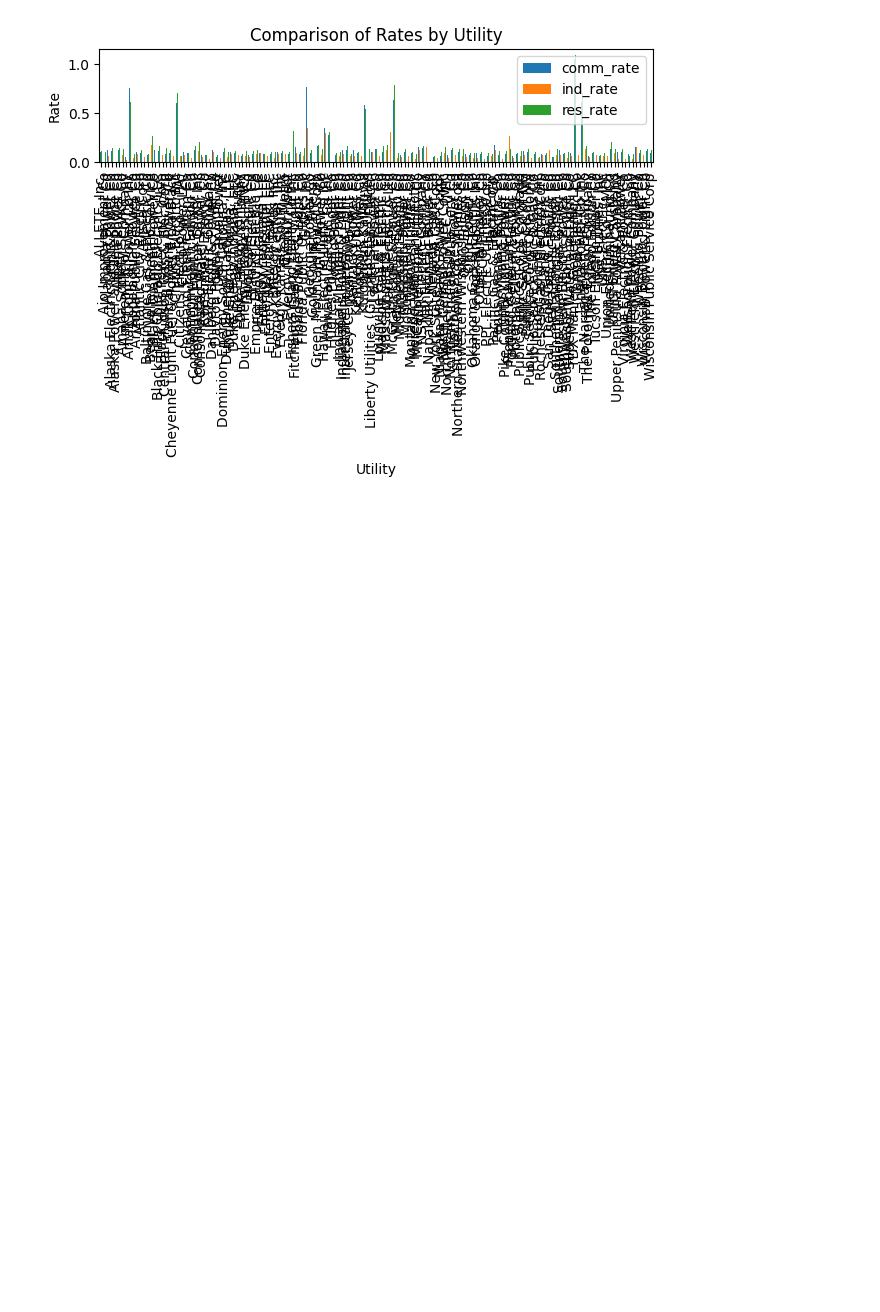
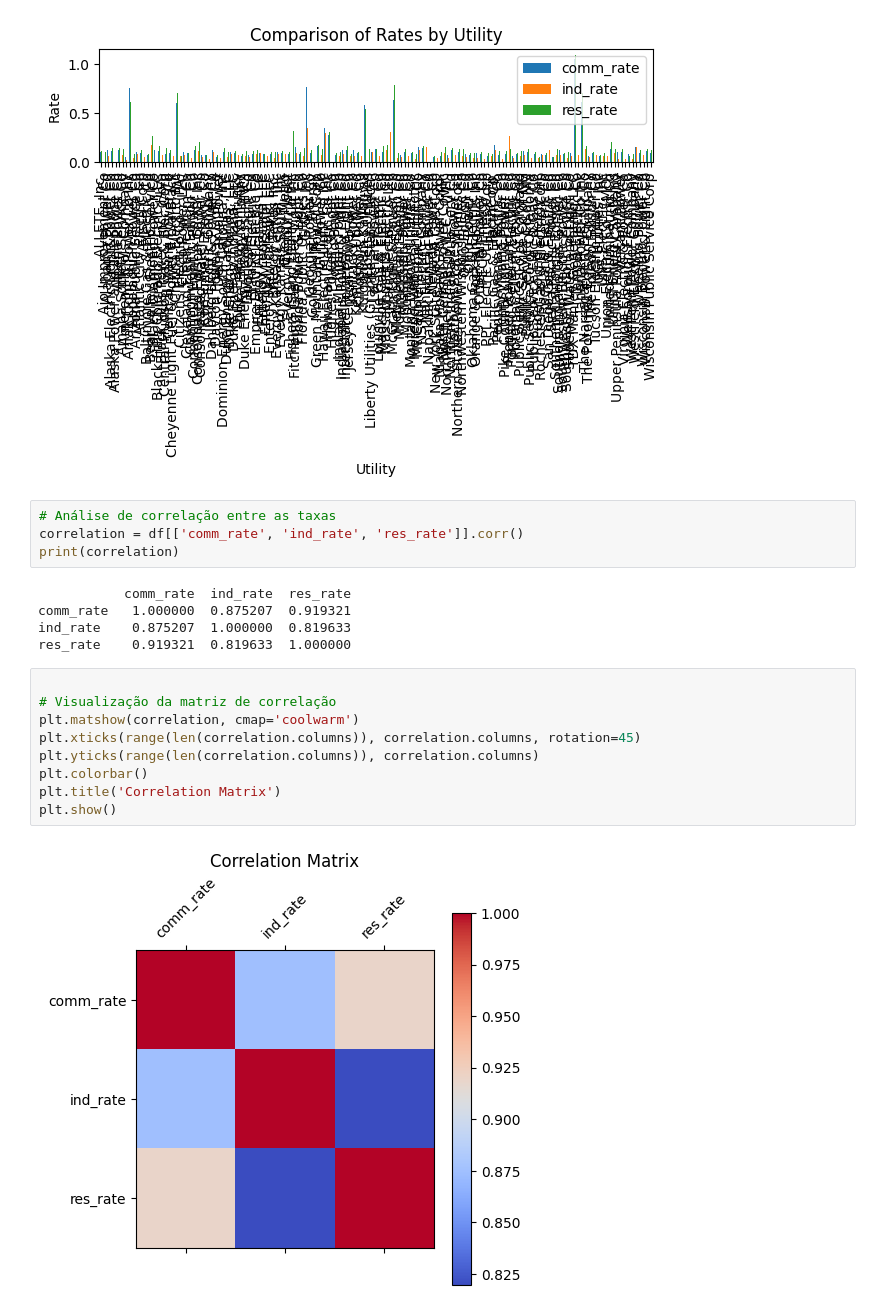
Before and after one commit to artluiz/Analise-da-qualidade-do-ar-em-diferentes-regioes, a Jupyter notebook: Projeto_4.ipynb, the cells around one changed output. Drawn from its saved outputs; the diff is of its cells as text; blank space fills up the shorter version.

Commit message:
adicionando matriz de corrrelação

```diff
--- a/Projeto_4.ipynb
+++ b/Projeto_4.ipynb
@@ -161,3 +161,23 @@ plt.tight_layout()
 plt.show()
 # %% [output]
 [figure]
+# %%
+# Análise de correlação entre as taxas
+correlation = df[['comm_rate', 'ind_rate', 'res_rate']].corr()
+print(correlation)
+# %% [output]
+           comm_rate  ind_rate  res_rate
+comm_rate   1.000000  0.875207  0.919321
+ind_rate    0.875207  1.000000  0.819633
+res_rate    0.919321  0.819633  1.000000
+# %%
+
+# Visualização da matriz de correlação
+plt.matshow(correlation, cmap='coolwarm')
+plt.xticks(range(len(correlation.columns)), correlation.columns, rotation=45)
+plt.yticks(range(len(correlation.columns)), correlation.columns)
+plt.colorbar()
+plt.title('Correlation Matrix')
+plt.show()
+# %% [output]
+[figure, added]
```
